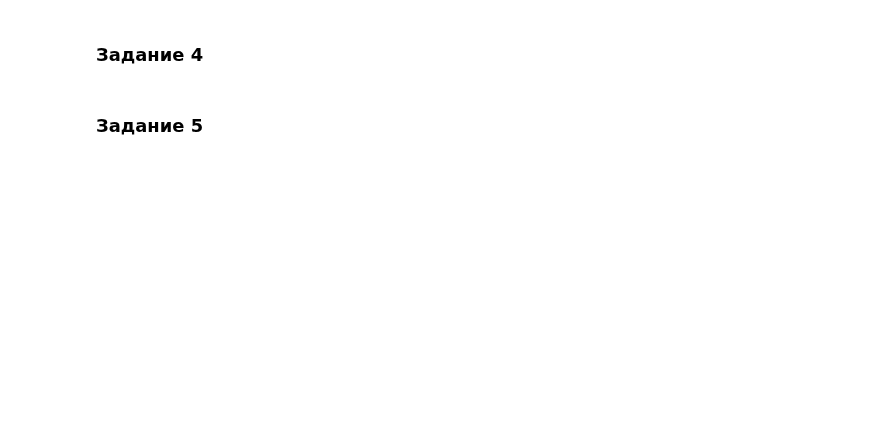
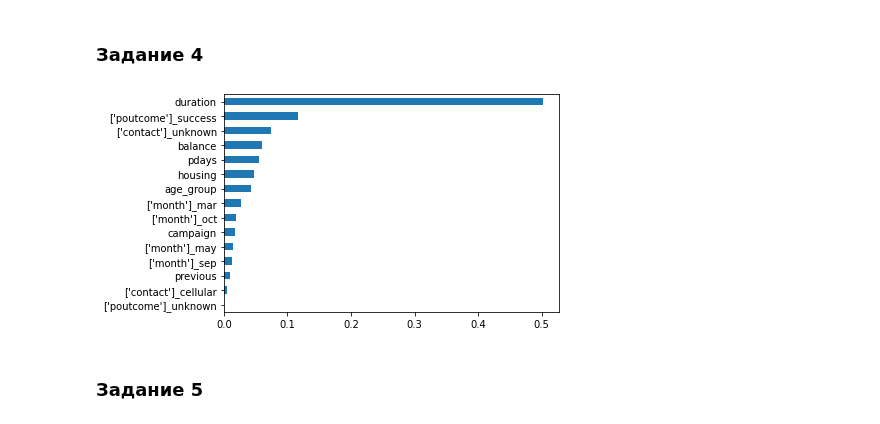
Before and after one commit to PoluboyarinovSI/SF_DataScience, a Jupyter notebook: project_4/Project_4_ML.ipynb, the cells around one changed output. Saved outputs shown, nothing was run; the diff lists cells and outputs as text; code cells hidden in the pictures; blank space fills up the shorter version.

```diff
--- a/project_4/Project_4_ML.ipynb
+++ b/project_4/Project_4_ML.ipynb
@@ -371,3 +613,12 @@ X_train, X_test, y_train, y_test = train_test_split(X, y, stratify=y, random_sta
 ### Задание 1
 # %%
 # обучите на ваших данных случайный лес
+rf = ensemble.RandomForestClassifier(
+    criterion='gini',
+    n_estimators=100,
+    min_samples_leaf=5,
+    max_depth=10,
+    random_state=42
+)
+
+rf.fit(X_train_scaled, y_train)
@@ -381,0 +656,12 @@ X_train, X_test, y_train, y_test = train_test_split(X, y, stratify=y, random_sta
+# %%
+# используйте для классификации градиентный бустинг и сравните качество со случайным лесом
+gb = GradientBoostingClassifier(
+    loss='deviance', #функция потерь
+    learning_rate=0.05, #темп обучения
+    n_estimators=300, #число деревьев
+    max_depth=5, #максимальная глубина дерева
+    min_samples_leaf=5, #минимальное число объектов в листе
+    random_state=42 #генератор случайных чисел
+)
+
+gb.fit(X_train_scaled, y_train)
@@ -381,0 +701,20 @@ X_train, X_test, y_train, y_test = train_test_split(X, y, stratify=y, random_sta
+# %%
+# объедините уже известные вам алгоритмы с помощью стекинга
+#Создаем список кортежей вида: (наименование модели, модель)
+estimators = [
+    ('log_reg', log_reg),
+    ('dt',  dt),
+    ('gb', gb)
+]
+
+#Создаем объект класса стекинг
+stack = StackingClassifier(
+    estimators=estimators,
+    final_estimator=linear_model.LogisticRegression(solver='sag', # алгоритм оптимизации
+                                                    random_state=42,
+                                                    max_iter=1000
+                                                    )
+)
+
+#Обучаем модель
+stack.fit(X_train_scaled, y_train)
@@ -383,5 +768,10 @@ X_train, X_test, y_train, y_test = train_test_split(X, y, stratify=y, random_sta
 ### Задание 4
 # %%
 # оцените, какие признаки демонстрируют наибольшую  важность в модели градиентного бустинга
+imp = pd.Series(gb.feature_importances_, index=X_train_scaled.columns)
+imp.sort_values(inplace = True)
+imp.plot(kind = 'barh');
+# %% [output]
+[figure, added]
 # %% [markdown]
 ### Задание 5
```
Also changed, not shown: parts of 42 cells of this notebook.
